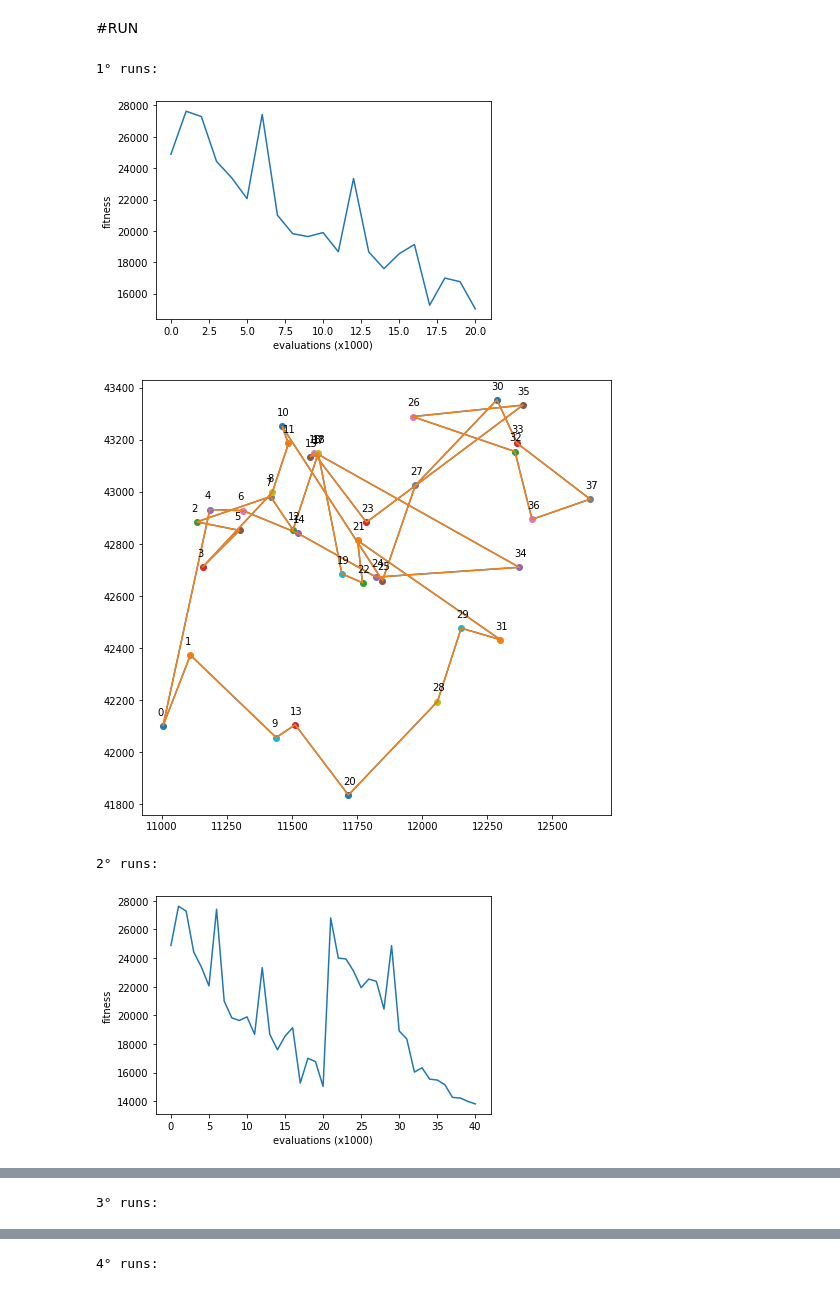
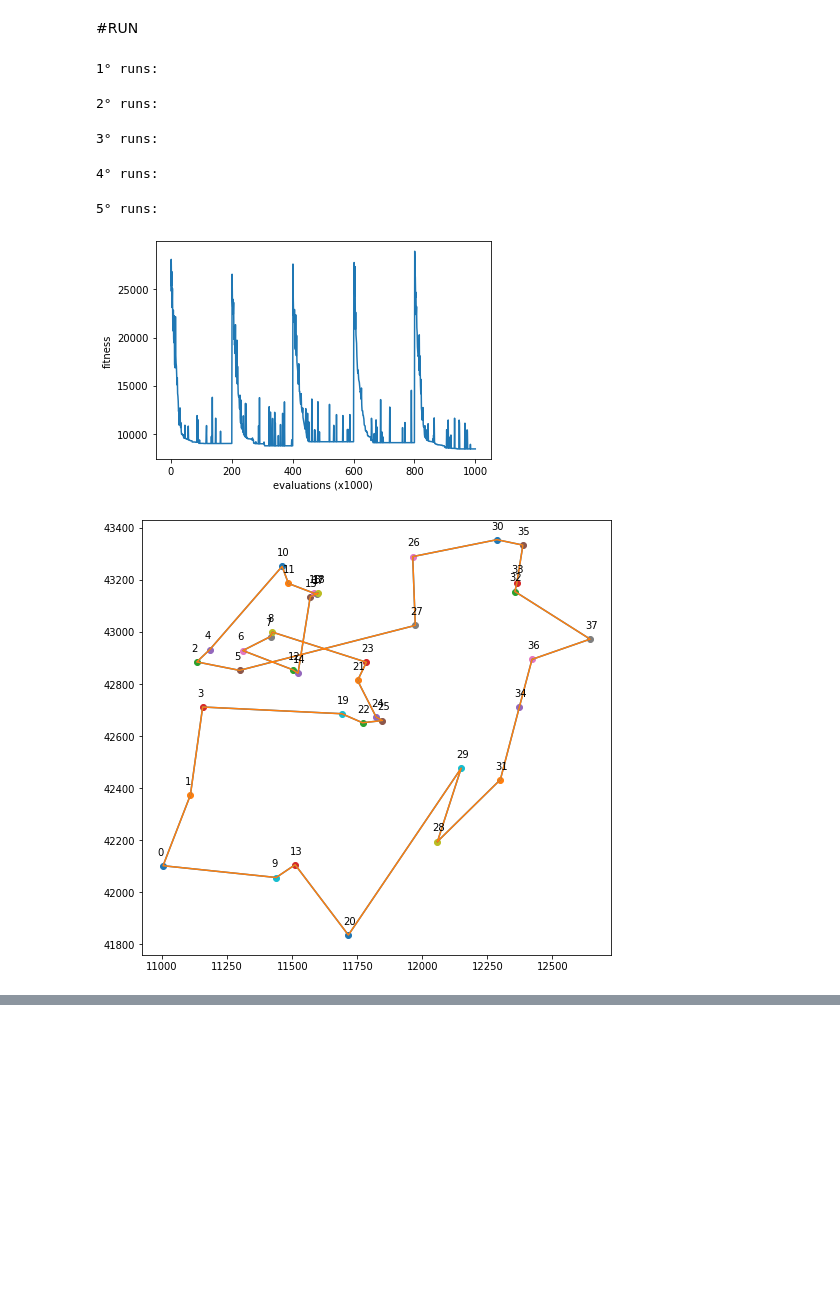
Before and after one commit to AlexandroLuis/computer-science, a Jupyter notebook: GoogleColab/Travelling Salesman Problem JMetalpy/JMpy_TSP.ipynb, the cells around one changed output, grey strips where cells are left out. Drawn from its saved outputs; the diff is of its cells as text; code cells hidden in the pictures; blank space fills up the shorter version.

```diff
--- a/GoogleColab/Travelling Salesman Problem JMetalpy/JMpy_TSP.ipynb
+++ b/GoogleColab/Travelling Salesman Problem JMetalpy/JMpy_TSP.ipynb
@@ -299,22 +299,24 @@ class Main():
 # %%
 if __name__ == '__main__':
   #params
-  run = 20
-  maxevals = 20000
+  run = 5
+  maxevals = 200000
   popsize = 440
   offspring = 440
   mut_prob = 0.08
   cross_prob = 0.77
 
   #call function
   execute = Main(run, maxevals, popsize, offspring, mut_prob, cross_prob).start()
 
 
 #IGD indicador de qualidade
 #friedman, wilcoxon stat test
 # %% [output]
 1° runs:
+2° runs:
+3° runs:
+4° runs:
+5° runs:
-[figure, old version]
+[figure, new version]
-[figure, old version]
+[figure, new version]
-2° runs:
-[figure, removed]
@@ -322 +322,0 @@ if __name__ == '__main__':
-3° runs:
@@ -325 +322,0 @@ if __name__ == '__main__':
-4° runs:
```
Also changed, not shown: parts of 3 cells of this notebook.
